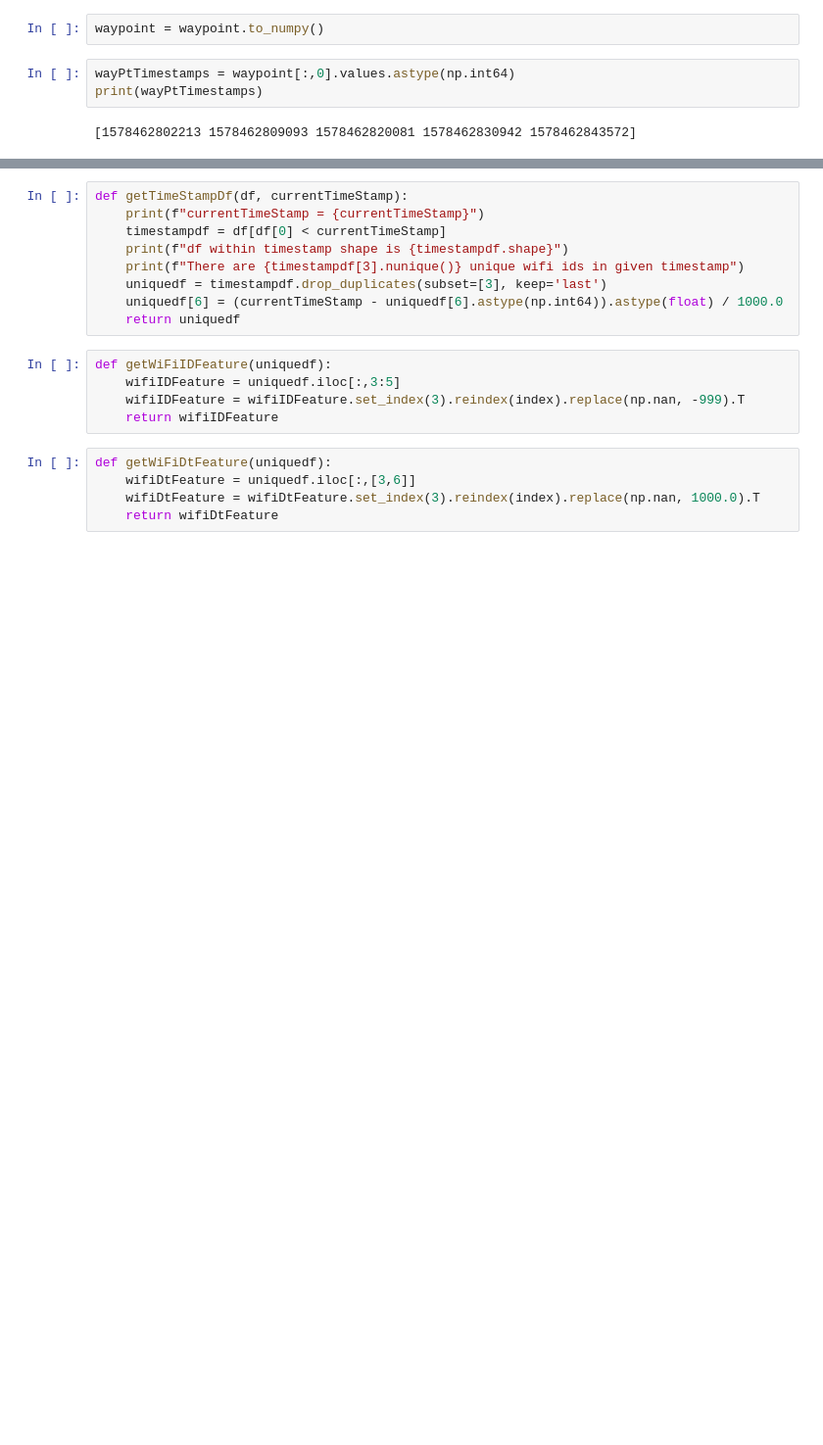
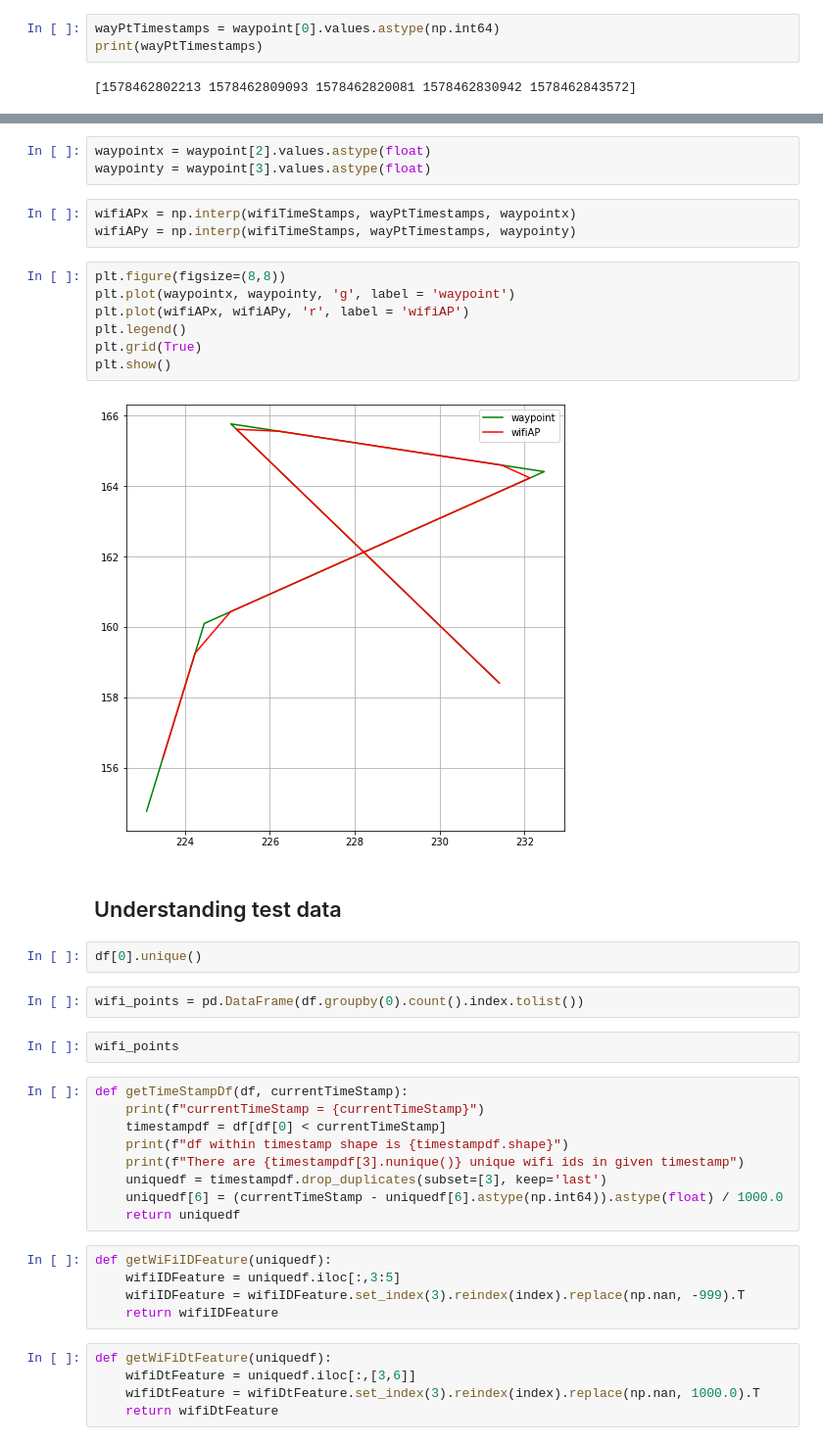
Before and after one commit to suryajayaraman/Indoor-Location-Navigation-Kaggle, a Jupyter notebook: wifiFeaturesUnderstanding.ipynb, the cells around one changed output, grey strips where cells are left out. Shown: that part at 98% size. Drawn from its saved outputs; the diff is of its cells as text; blank space fills up the shorter version.

```diff
--- a/wifiFeaturesUnderstanding.ipynb
+++ b/wifiFeaturesUnderstanding.ipynb
@@ -138,7 +147,5 @@ waypoint.head(3)
-# %%
-waypoint = waypoint.to_numpy()
 # %%
-wayPtTimestamps = waypoint[:,0].values.astype(np.int64)
+wayPtTimestamps = waypoint[0].values.astype(np.int64)
 print(wayPtTimestamps)
 # %% [output]
 [1578462802213 1578462809093 1578462820081 1578462830942 1578462843572]
@@ -145,3 +159,26 @@ print(wayPtTimestamps)
+# %%
+waypointx = waypoint[2].values.astype(float)
+waypointy = waypoint[3].values.astype(float)
+# %%
+wifiAPx = np.interp(wifiTimeStamps, wayPtTimestamps, waypointx)
+wifiAPy = np.interp(wifiTimeStamps, wayPtTimestamps, waypointy)
+# %%
+plt.figure(figsize=(8,8))
+plt.plot(waypointx, waypointy, 'g', label = 'waypoint')
+plt.plot(wifiAPx, wifiAPy, 'r', label = 'wifiAP')
+plt.legend()
+plt.grid(True)
+plt.show()
+# %% [output]
+[figure, added]
+# %% [markdown]
+## Understanding test data
+# %%
+df[0].unique()
+# %%
+wifi_points = pd.DataFrame(df.groupby(0).count().index.tolist())
+# %%
+wifi_points
 # %%
 def getTimeStampDf(df, currentTimeStamp):
     print(f"currentTimeStamp = {currentTimeStamp}")
```
Also changed, not shown: parts of 8 cells of this notebook, 1 other file.
